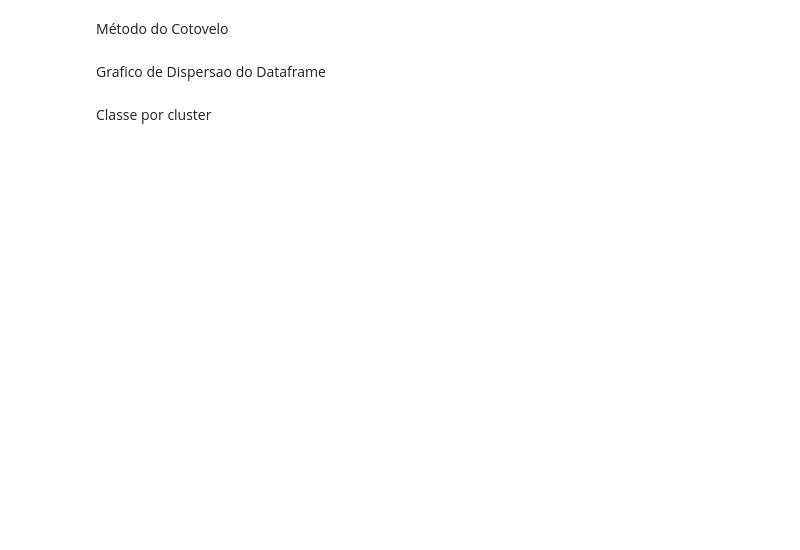
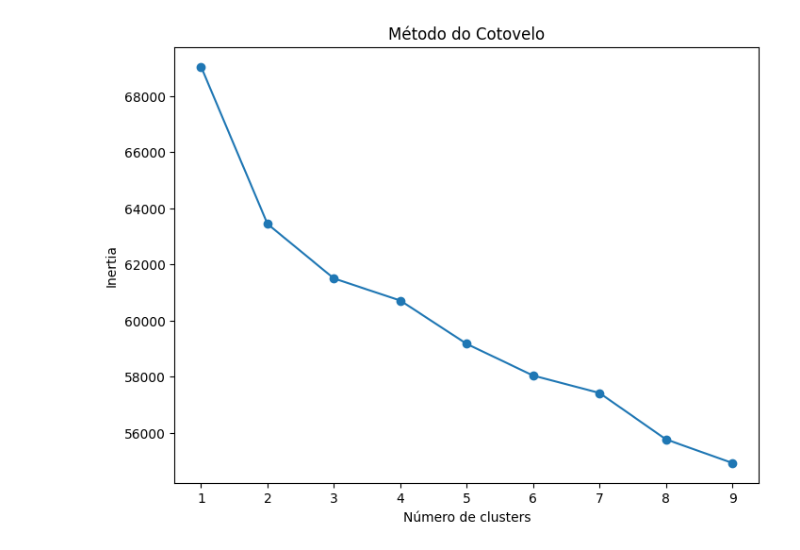
Before and after one commit to camazlucas/AprendizadodeMaquina2024.2, a Jupyter notebook: Clusterizacao.ipynb, the cells around one changed output. Drawn from its saved outputs; the diff is of its cells as text; code cells hidden in the pictures; blank space fills up the shorter version.

```diff
--- a/Clusterizacao.ipynb
+++ b/Clusterizacao.ipynb
@@ -79,21 +65,19 @@ plt.show()
-# %% [markdown]
-Método do Cotovelo
 # %%
 inertia = []
 K_range = range(1, 10)
 
 # Testando diferentes números de clusters
 for k in K_range:
     kmeans = KMeans(n_clusters=k, random_state=42)
-    kmeans.fit(df)
+    kmeans.fit(df_scaled)
     inertia.append(kmeans.inertia_)
 
 # Plotando o gráfico de elbow
 plt.figure(figsize=(8, 6))
 plt.plot(K_range, inertia, marker='o')
 plt.title('Método do Cotovelo')
 plt.xlabel('Número de clusters')
 plt.ylabel('Inertia')
 plt.show()
+# %% [output]
+[figure, added]
-# %% [markdown]
-Grafico de Dispersao do Dataframe
@@ -131,2 +83,0 @@ plt.show()
-# %% [markdown]
-Classe por cluster
```
Also changed, not shown: parts of 14 cells of this notebook.
